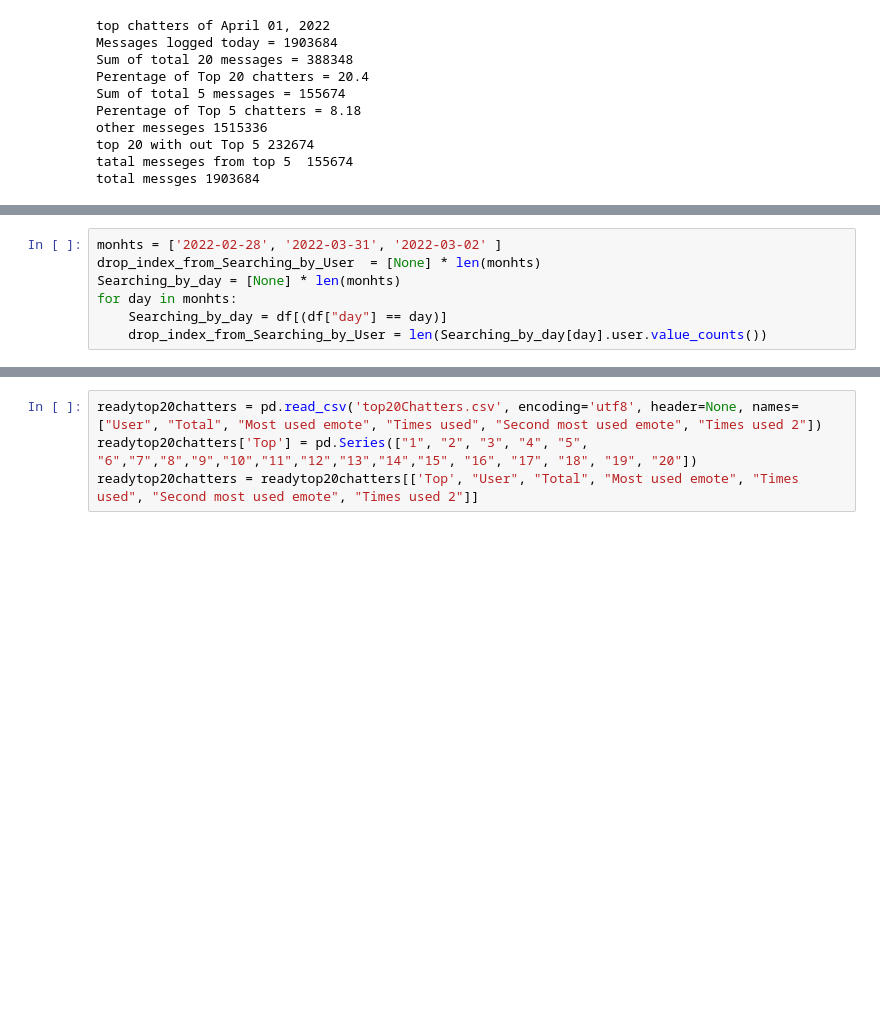
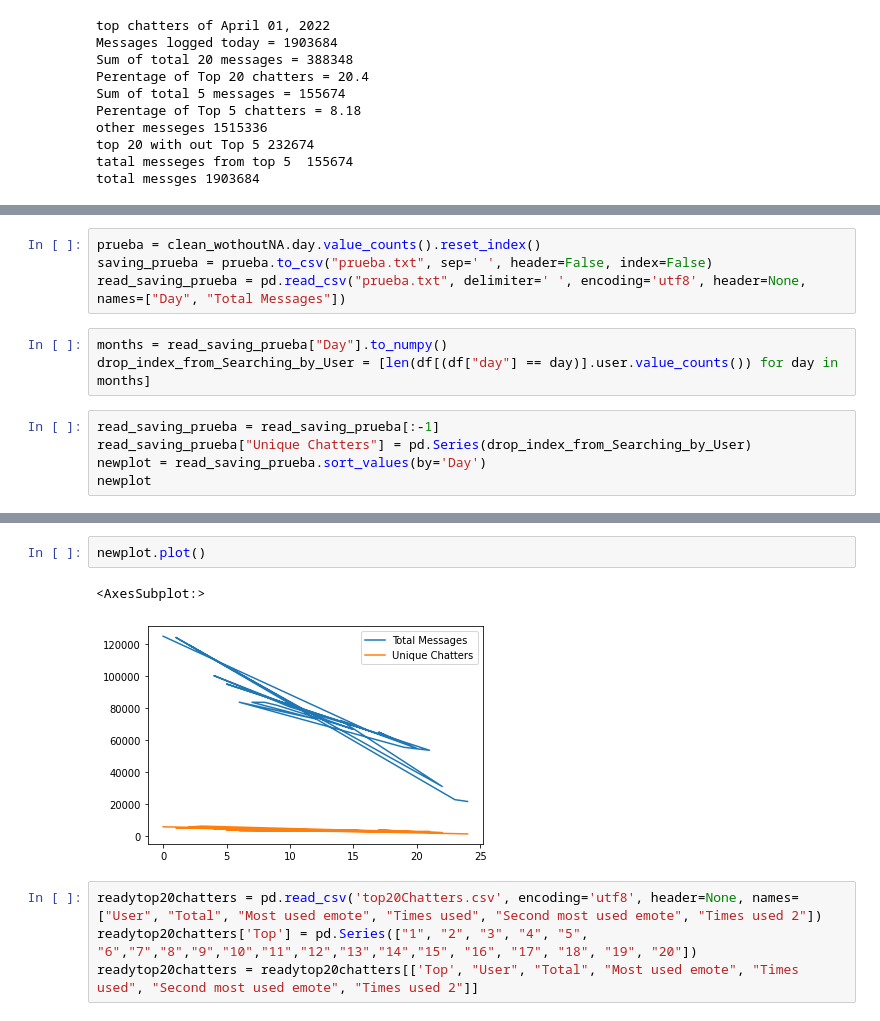
Before and after one commit to quassidi/-Monthly_YYJ_Report, a Jupyter notebook: jinnytty_analytics.ipynb, the cells around one changed output, grey strips where cells are left out. Saved outputs shown, nothing was run; the diff lists cells and outputs as text; blank space fills up the shorter version.

```diff
--- a/jinnytty_analytics.ipynb
+++ b/jinnytty_analytics.ipynb
@@ -208,7 +186,0 @@ prueba
-# %%
-monhts = ['2022-02-28', '2022-03-31', '2022-03-02' ]
-drop_index_from_Searching_by_User  = [None] * len(monhts)
-Searching_by_day = [None] * len(monhts)
-for day in monhts:
-    Searching_by_day = df[(df["day"] == day)]
-    drop_index_from_Searching_by_User = len(Searching_by_day[day].user.value_counts())
@@ -241,0 +187,12 @@ prueba2
+# %%
+prueba = clean_wothoutNA.day.value_counts().reset_index()
+saving_prueba = prueba.to_csv("prueba.txt", sep=' ', header=False, index=False)
+read_saving_prueba = pd.read_csv("prueba.txt", delimiter=' ', encoding='utf8', header=None, names=["Day", "Total Messages"])
+# %%
+months = read_saving_prueba["Day"].to_numpy()
+drop_index_from_Searching_by_User = [len(df[(df["day"] == day)].user.value_counts()) for day in months]
+# %%
+read_saving_prueba = read_saving_prueba[:-1]
+read_saving_prueba["Unique Chatters"] = pd.Series(drop_index_from_Searching_by_User)
+newplot = read_saving_prueba.sort_values(by='Day')
+newplot
@@ -242,3 +217,8 @@ prueba2
+# %%
+newplot.plot()
+# %% [output]
+<AxesSubplot:>
+[figure, added]
 # %%
 readytop20chatters = pd.read_csv('top20Chatters.csv', encoding='utf8', header=None, names=["User", "Total", "Most used emote", "Times used", "Second most used emote", "Times used 2"])
 readytop20chatters['Top'] = pd.Series(["1", "2", "3", "4", "5", "6","7","8","9","10","11","12","13","14","15", "16", "17", "18", "19", "20"])
```
Also changed, not shown: parts of 5 cells of this notebook, 6 other files.
